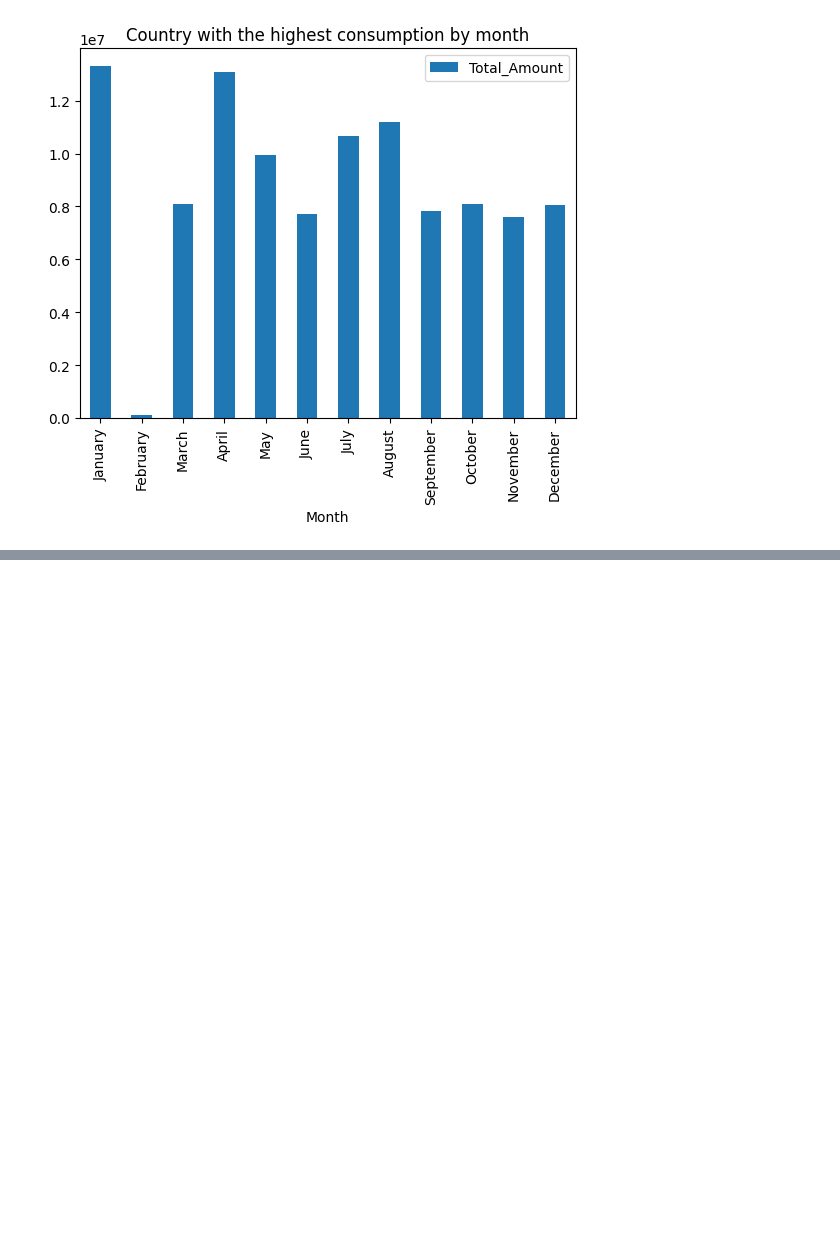
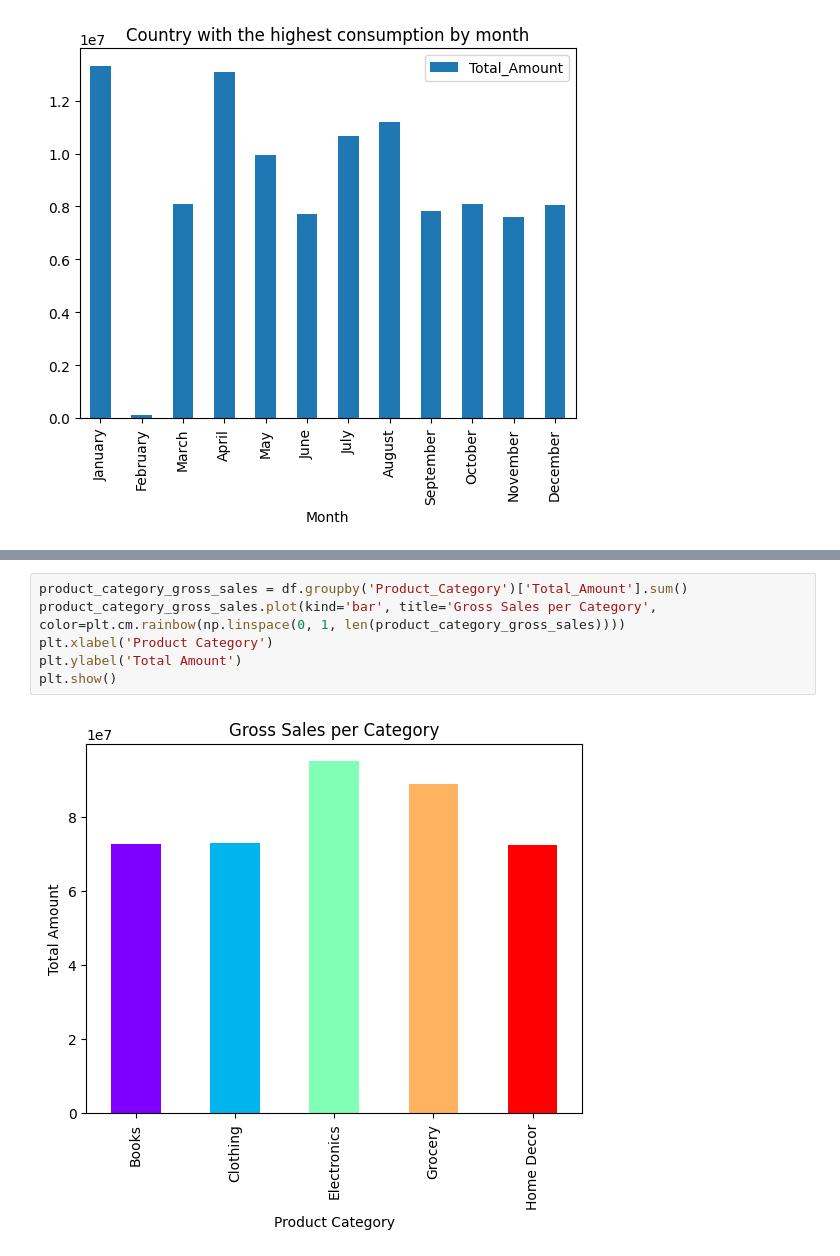
Before and after one commit to JohnnyLiang-OTU/retail_analysis, a Jupyter notebook: main.ipynb, the cells around one changed output, grey strips where cells are left out. Saved outputs shown, nothing was run; the diff lists cells and outputs as text; blank space fills up the shorter version.

```diff
--- a/main.ipynb
+++ b/main.ipynb
@@ -246,0 +247,8 @@ plt.show()
+# %%
+product_category_gross_sales = df.groupby('Product_Category')['Total_Amount'].sum()
+product_category_gross_sales.plot(kind='bar', title='Gross Sales per Category', color=plt.cm.rainbow(np.linspace(0, 1, len(product_category_gross_sales))))
+plt.xlabel('Product Category')
+plt.ylabel('Total Amount')
+plt.show()
+# %% [output]
+[figure, added]
```
Also changed, not shown: parts of 23 cells of this notebook, 1 other file.
